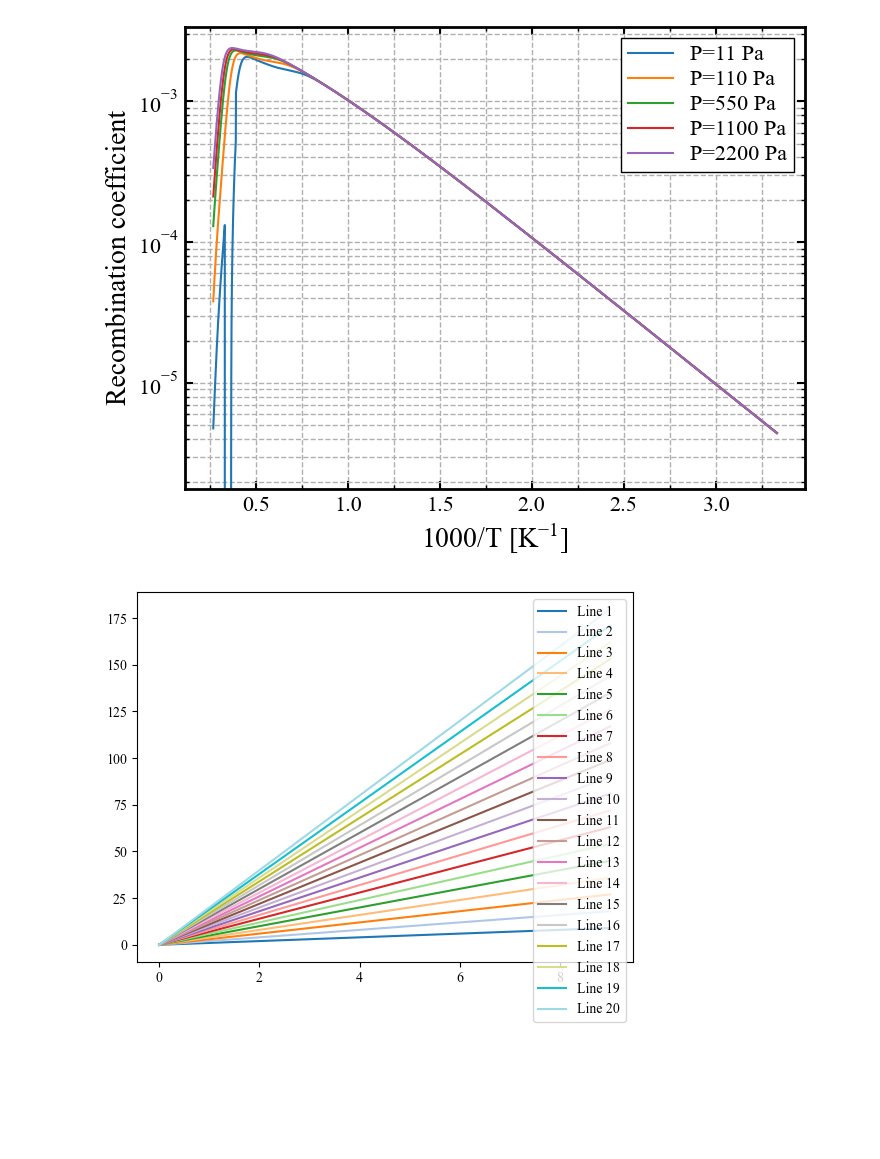
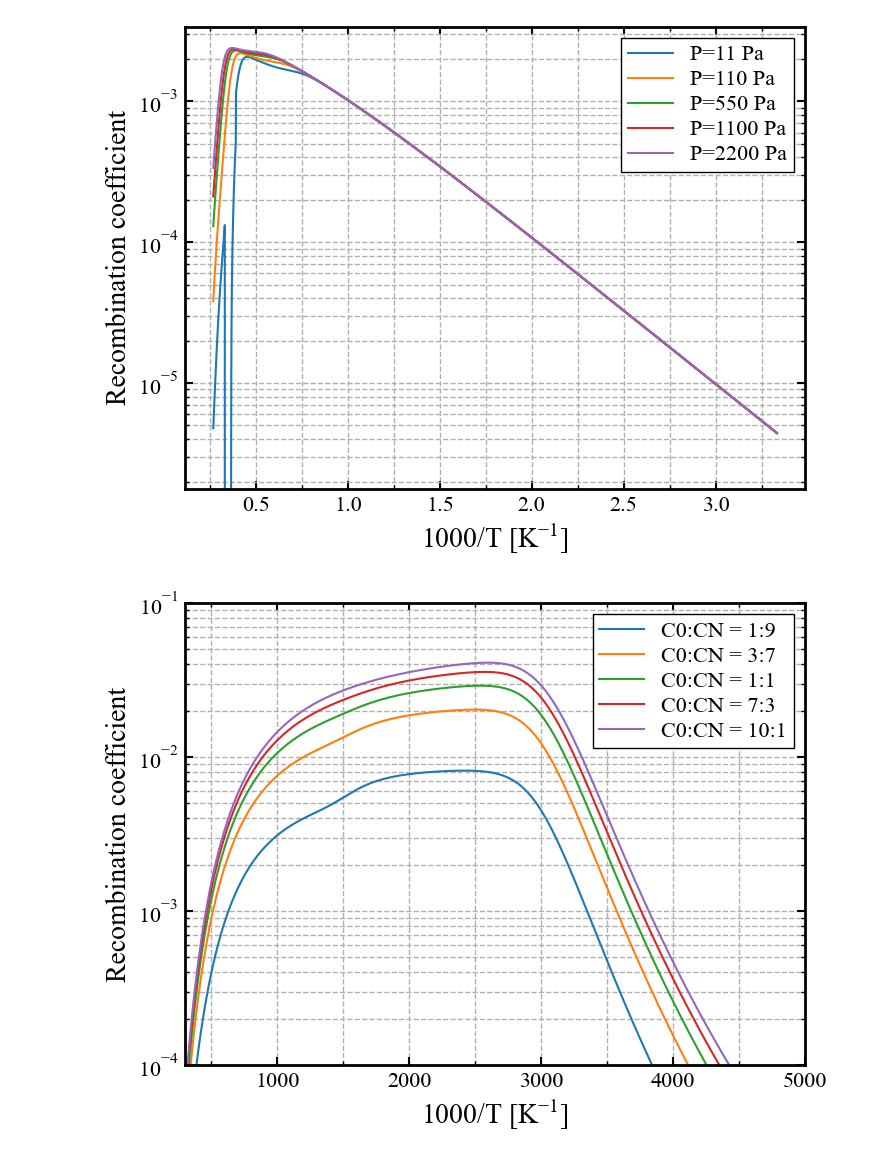
Before and after one commit to Ezeki3lRchy/Catal.CFD, a Jupyter notebook: temp.ipynb, the cells around one changed output. Drawn from its saved outputs; the diff is of its cells as text; code cells hidden in the pictures; blank space fills up the shorter version.

```diff
--- a/temp.ipynb
+++ b/temp.ipynb
@@ -55,41 +53,36 @@ for i in temperatures:
-# %%
-import matplotlib.pyplot as plt
-
-# Set the color cycle to 'tab20'
-plt.rcParams['axes.prop_cycle'] = plt.cycler(color=plt.cm.tab20.colors)
-
-# Example plot using the 'tab20' color cycle
-x = range(10)
-for i in range(20):
-    plt.plot(x, [xi * (i + 1) for xi in x], label=f'Line {i+1}')
-
-plt.legend()
-plt.show()
-# %% [output]
-[figure, removed]
 # %%
+import numpy as np
+import solver
+import importlib
+import plotting as g
+importlib.reload(g)
+
+importlib.reload(solver)
+from solver import calculate
+
 # Define the range of mole fractions for O
-C0_values = [9 / 10, 8 / 10, 5 / 10]  # Example values for O's mole fraction
+CO_values = [0.1, 0.3, 0.5, 0.7, 0.9] # Example values for O's mole fraction
 
 # Constant pressure
 pressure = 1000  # Example pressure in Pa
 
 # Temperature range
-temperatures = np.linspace(300, 3750, 1000)  # Example temperature range from 300K to 3750K
+temperatures = np.linspace(300, 5000, 1000)  # Example temperature range from 300K to 3750K
 
 # Path to the parameter file
 param_file = 'sio2_para.py'
 
 results_list = []
 
 # Iterate over the values of C0
-for C0 in C0_values:
+for CO in CO_values:
     # Calculate CN based on C0
-    CN = 1 - C0
 
     # Perform the calculation for the current value of C0 and CN
-    results = calculate(temperatures, [pressure], param_file, C0=C0, CN=CN)
+    results = calculate(temperatures, [pressure], param_file, C_O=CO)
     results_list.append(results)
 
 # Plot the results
-g.plot_gamma_ratio(results_list, [pressure] * len(results_list))
+g.plot_gamma_OO_ratio(results_list, CO_values)
+# %% [output]
+[figure, added]
```
Also changed, not shown: parts of 4 cells of this notebook, 3 other files.
